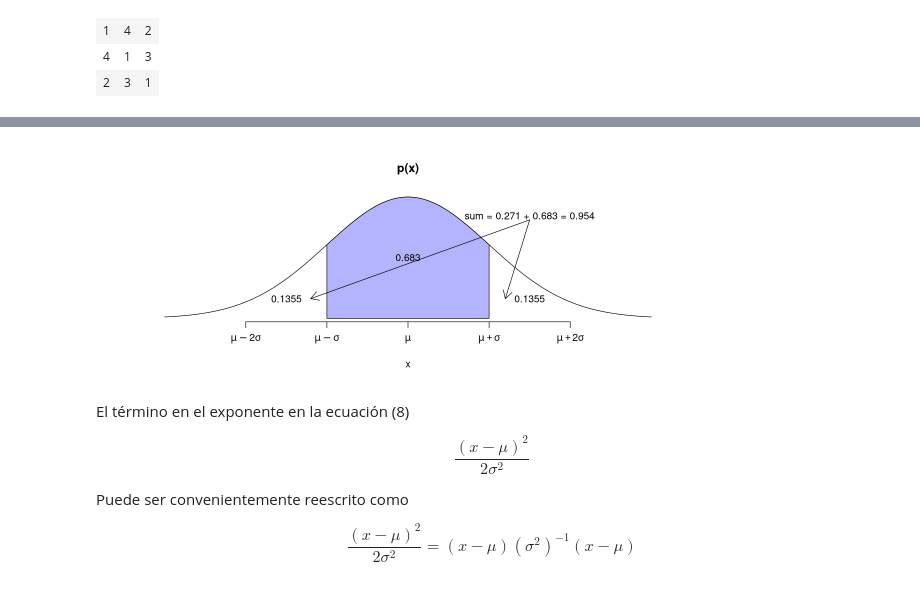
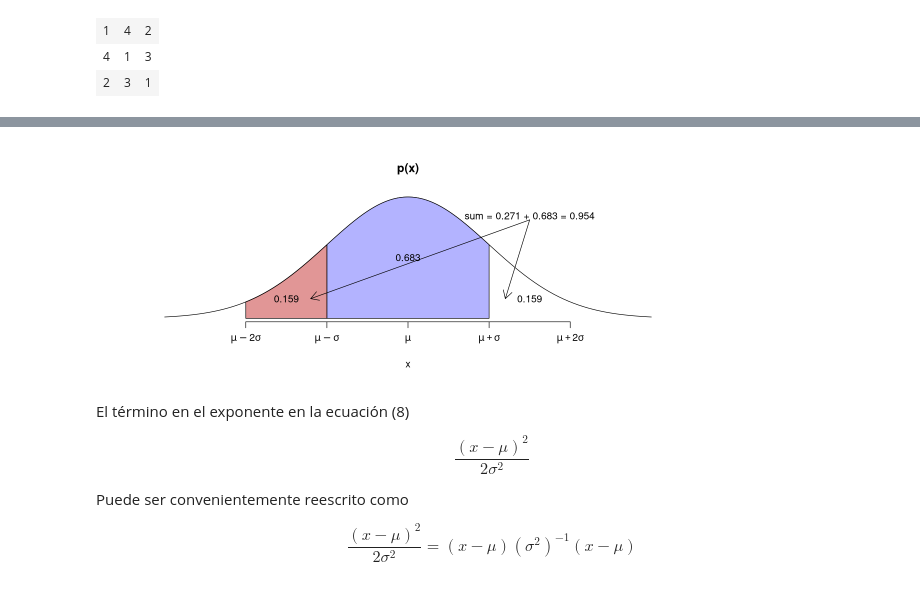
Before and after one commit to jealcalat/Analisis_multivariado-deprecated-, a Jupyter notebook: 2_modelos_multivariados/2.2_distribucion_multinormal.ipynb, the cells around one changed output, grey strips where cells are left out. Drawn from its saved outputs; the diff is of its cells as text; code cells hidden in the pictures.

```diff
--- a/2_modelos_multivariados/2.2_distribucion_multinormal.ipynb
+++ b/2_modelos_multivariados/2.2_distribucion_multinormal.ipynb
@@ -354,46 +364,59 @@ Cuando $\mu = 0, \sigma = 1$, la ecuación (8) es una distribución especial lla
 # %%
 # fijar tamaño de gráficos
 options(repr.plot.width = 10, repr.plot.height = 4)
-# graficar normal
-curve(dnorm(x),
+# graficar normal estándar
+curve(dnorm(x, 0, 1),
   from = -3, to = 3,
   axes = FALSE,
   ylab = "",
   main = "p(x)",
   panel.first = {
     axis(1,
       at = c(-2:2),
       labels = parse(text = c("mu-2*sigma", "mu-sigma", "mu", "mu+sigma", "mu+2*sigma"))
     )
   }
 )
-
+# función cargada en utilities.R
+# graficar area de x entre [mu-sigma, mu+sigma]
 plot_area_normal(
   from_x = -1,
   to_x = 1
 )
-x_lab <- c(-3/2, 0, 3/2)
-y_lab <- dnorm(x_lab)/2
+# graficar área de mu-2sigma <= x <= mu-sigma
+plot_area_normal(
+  from_x = -2,
+  to_x = -1,
+  fill = "#be1b1b75"
+)
+# anotación de proporción de la curva
+x_lab_pos <- c(-3 / 2, 0, 3 / 2) # posición en x
+y_lab_pos <- dnorm(x_lab_pos, 0, 1) / 2 # posición en y
 text(
-  x = x_lab,
-  y = y_lab,
-  labels = c((0.954 - 0.683)/2, 0.683, (0.954 - 0.683)/2)
+  x = x_lab_pos,
+  y = y_lab_pos,
+  # a la izquierda de la zona azul es
+  labels = c(
+    (pnorm(-1, 0, 1)) |> round(3),
+    (1 - (pnorm(-1, mean = 0, sd = 1)) * 2) |> round(3),
+    (pnorm(-1, 0, 1)) |> round(3)
+  )
 )
 arrows(
-  x0 = c(x_lab[1] * 0.8, x_lab[3] * 0.8),
-  y0 = c(y_lab[1], y_lab[3]),
+  x0 = c(x_lab_pos[1] * 0.8, x_lab_pos[3] * 0.8),
+  y0 = c(y_lab_pos[1], y_lab_pos[3]),
   x1 = rep(1.5, 2),
   y1 = dnorm(rep(1.5, 2)) * 2.5,
   length = 0.15,
   code = 1
 )
 text(
   x = 1.5,
   y = dnorm(1.5) * 2.6,
-  label = glue::glue('sum = {(0.954 - 0.683)} + 0.683 = {0.683 + (0.954 - 0.683)}')
+  label = glue::glue("sum = {(0.954 - 0.683)} + 0.683 = {0.683 + (0.954 - 0.683)}")
 )
 # %% [output]
-[figure, old version]
+[figure, new version]
 # %% [markdown]
 El término en el exponente en la ecuación (8)
 
```
Also changed, not shown: parts of 5 cells of this notebook.
